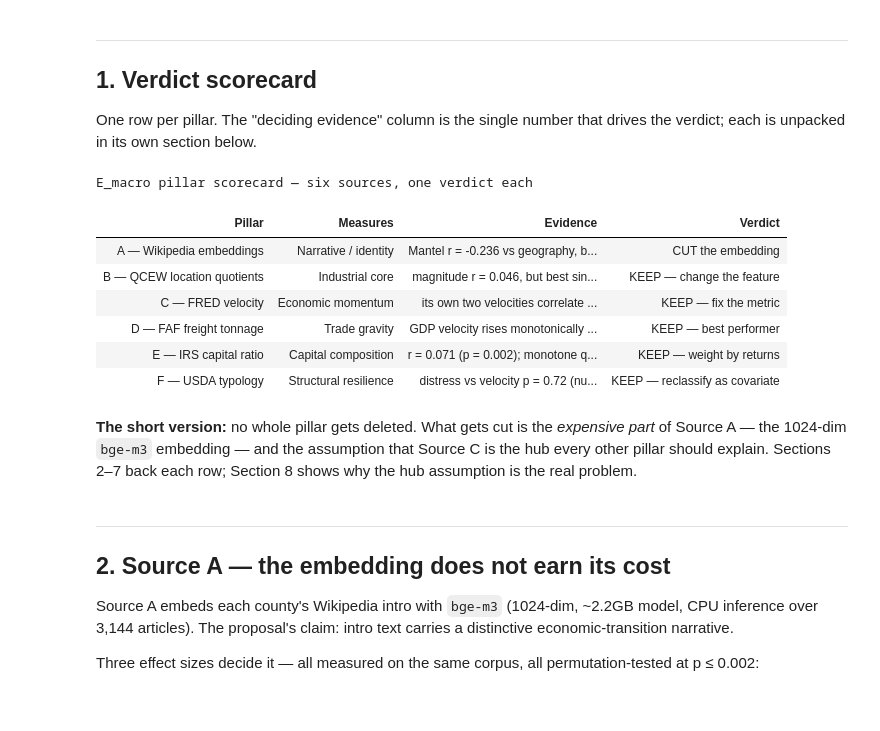
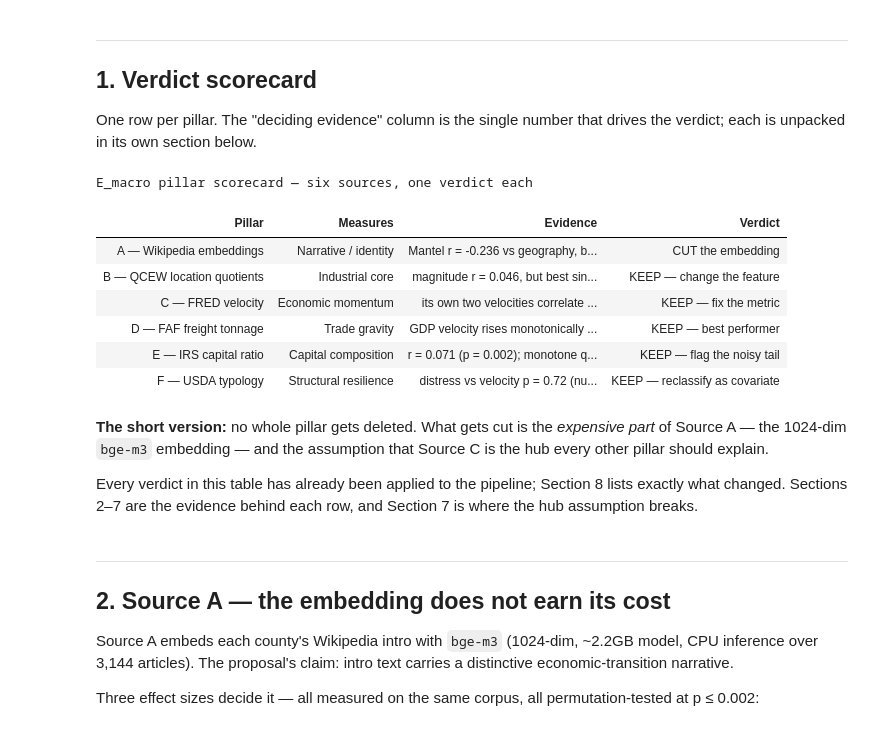
Before and after one commit to Max-Garcia-06/macro_embeddings, a Jupyter notebook: analysis-output/E_macro_key_findings.ipynb, the cells around one changed output. Saved outputs shown, nothing was run; the diff lists cells and outputs as text; code cells hidden in the pictures.

```diff
--- a/analysis-output/E_macro_key_findings.ipynb
+++ b/analysis-output/E_macro_key_findings.ipynb
@@ -168,7 +169,7 @@ scorecard = pd.DataFrame([
         Evidence=f"r = {stats['E']['capital_to_wage_ratio_vs_gdp_velocity_pct_corr']:.3f} "
                  f"(p = {stats['E']['capital_to_wage_ratio_vs_gdp_velocity_pct_p']:.3f}); "
                  "monotone quartiles, but low-return counties are one-time-sale noise",
-        Verdict="KEEP — weight by returns",
+        Verdict="KEEP — flag the noisy tail",
     ),
     dict(
         Pillar="F — USDA typology",
@@ -179,41 +180,43 @@ scorecard = pd.DataFrame([
         Verdict="KEEP — reclassify as covariate",
     ),
 ])
 
 VERDICT_COLORS = {
     "CUT the embedding": "background-color: #fee2e2; color: #991b1b; font-weight: 700",
     "KEEP — best performer": "background-color: #dcfce7; color: #166534; font-weight: 700",
 }
 DEFAULT_VERDICT = "background-color: #fef3c7; color: #92400e; font-weight: 700"
 
 (scorecard.style
     .hide(axis="index")
     .set_properties(**{"text-align": "left", "vertical-align": "top",
                        "font-size": "13px", "padding": "10px"})
     .set_properties(subset=["Pillar"], **{"font-weight": "700"})
     .map(lambda v: VERDICT_COLORS.get(v, DEFAULT_VERDICT), subset=["Verdict"])
     .set_table_styles([
         {"selector": "th", "props": [("text-align", "left"), ("font-size", "13px"),
                                      ("background-color", "#1f2a37"), ("color", "white"),
                                      ("padding", "10px")]},
         {"selector": "", "props": [("border-collapse", "collapse")]},
     ])
     .set_caption("E_macro pillar scorecard — six sources, one verdict each"))
 # %% [output]
 E_macro pillar scorecard — six sources, one verdict each
 | Pillar | Measures | Evidence | Verdict |
 | A — Wikipedia embeddings | Narrative / identity | Mantel r = -0.236 vs geography, b... | CUT the embedding |
 | B — QCEW location quotients | Industrial core | magnitude r = 0.046, but best sin... | KEEP — change the feature |
 | C — FRED velocity | Economic momentum | its own two velocities correlate ... | KEEP — fix the metric |
 | D — FAF freight tonnage | Trade gravity | GDP velocity rises monotonically ... | KEEP — best performer |
-| E — IRS capital ratio | Capital composition | r = 0.071 (p = 0.002); monotone q... | KEEP — weight by returns |
+| E — IRS capital ratio | Capital composition | r = 0.071 (p = 0.002); monotone q... | KEEP — flag the noisy tail |
 | F — USDA typology | Structural resilience | distress vs velocity p = 0.72 (nu... | KEEP — reclassify as covariate |
 # %% [markdown]
 **The short version:** no whole pillar gets deleted. What gets cut is the
 *expensive part* of Source A — the 1024-dim `bge-m3` embedding — and the
 assumption that Source C is the hub every other pillar should explain.
-Sections 2–7 back each row; Section 8 shows why the hub assumption is the
-real problem.
+
+Every verdict in this table has already been applied to the pipeline; Section 8
+lists exactly what changed. Sections 2–7 are the evidence behind each row, and
+Section 7 is where the hub assumption breaks.
 # %% [markdown]
 ---
 
```
Also changed, not shown: parts of 6 cells of this notebook.
